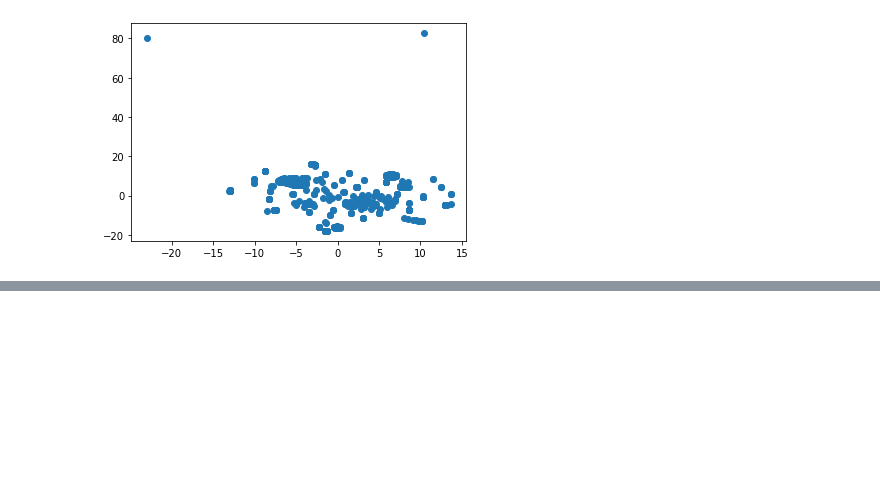
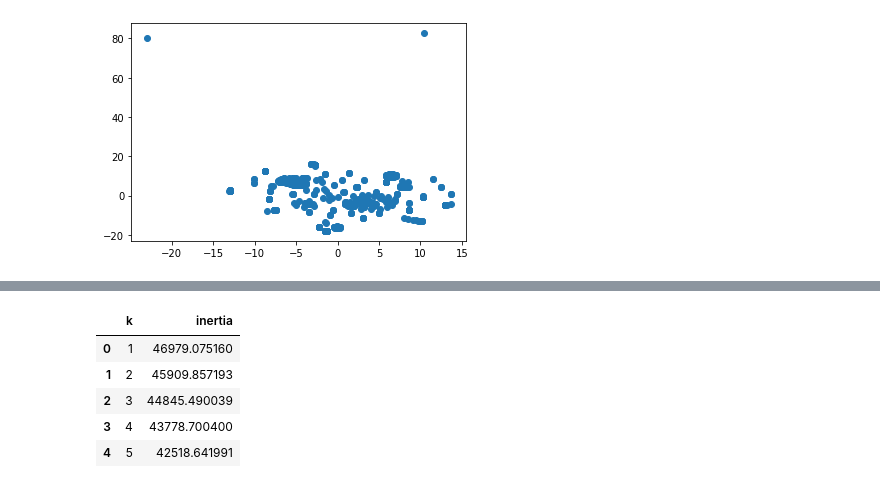
Before and after one commit to wpj174/unsupervised-ML-challenge, a Jupyter notebook: crypto.ipynb, the cells around one changed output, grey strips where cells are left out. Cells and saved outputs as stored; diff of their text form; code cells hidden in the pictures; blank space fills up the shorter version.

```diff
--- a/crypto.ipynb
+++ b/crypto.ipynb
@@ -191,0 +197,14 @@ plt.show()
+# %%
+# Create an elbow plot
+
+# Prepare plot dataframe
+elbow_data = {"k": k, "inertia": inertia}
+df_elbow = pd.DataFrame(elbow_data)
+df_elbow.head()
+# %% [output]
+|  | k | inertia |
+| 0 | 1 | 46979.075160 |
+| 1 | 2 | 45909.857193 |
+| 2 | 3 | 44845.490039 |
+| 3 | 4 | 43778.700400 |
+| 4 | 5 | 42518.641991 |
```
Also changed, not shown: parts of 4 cells of this notebook.
